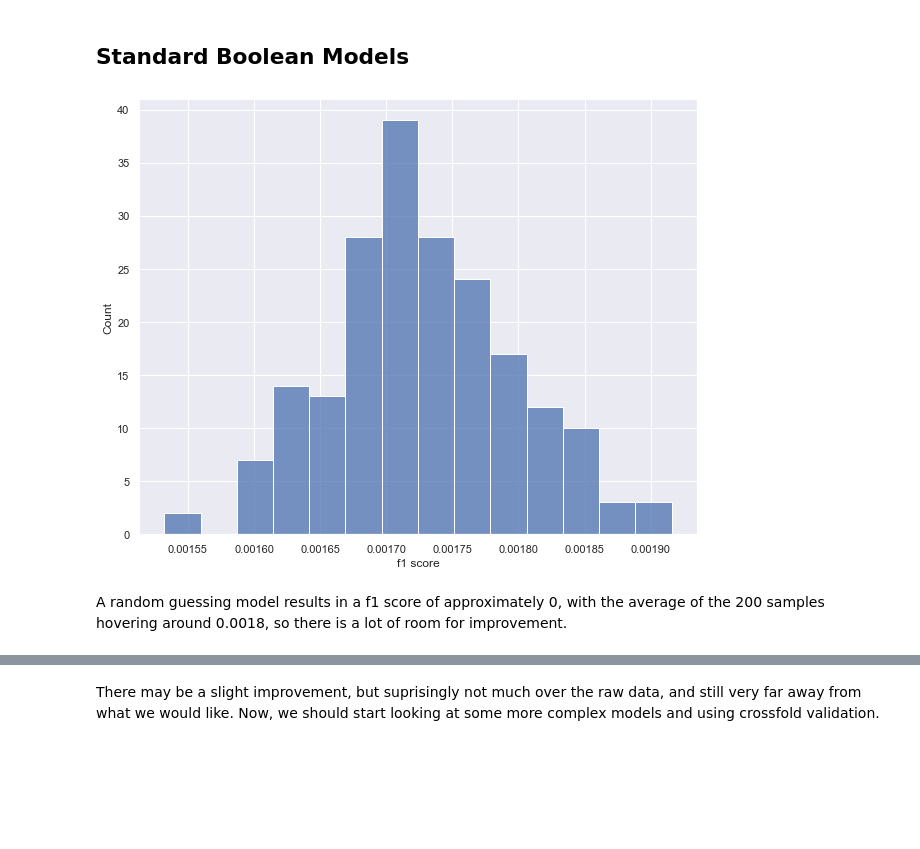
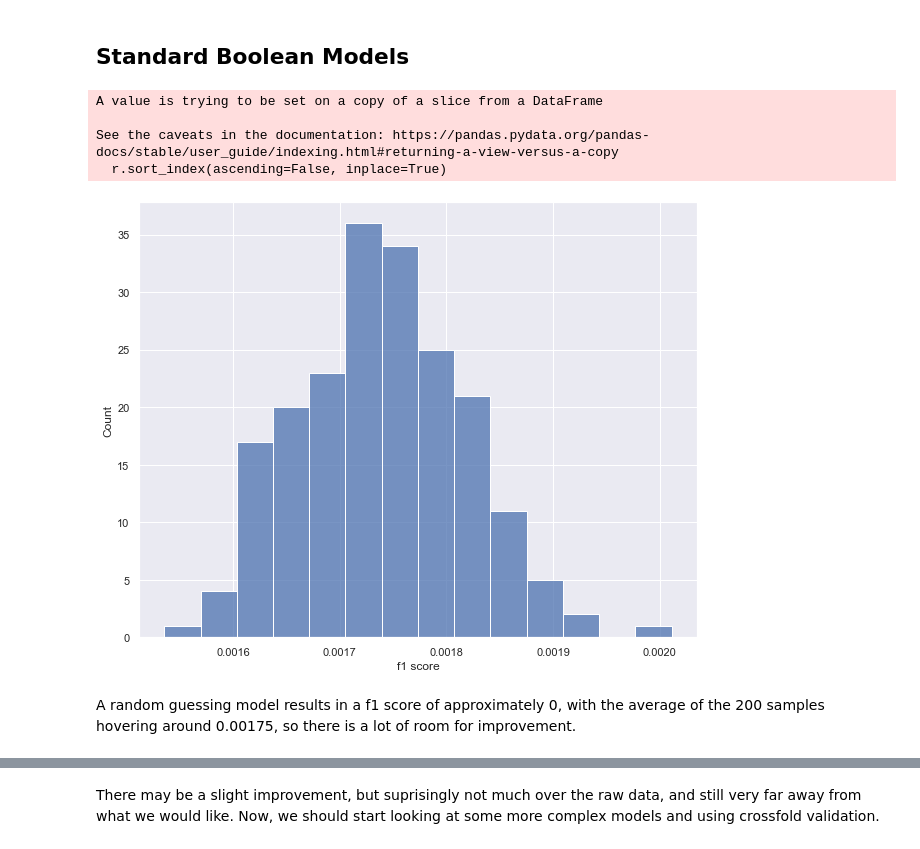
Before and after one commit to scosam/PredictiveMaintenance, a Jupyter notebook: notebooks/Preprocessing and Modeling.ipynb, the cells around one changed output, grey strips where cells are left out. Drawn from its saved outputs; the diff is of its cells as text; code cells hidden in the pictures; blank space fills up the shorter version.

```diff
--- a/notebooks/Preprocessing and Modeling.ipynb
+++ b/notebooks/Preprocessing and Modeling.ipynb
@@ -82,7 +99,7 @@ The other two methods require rolling the data into windows and using the raw da
 # %%
 def flat_rolling_wndw(wndw_size, mach):
     """
-    for getting the raw values of rolled windows instead of features
+    for getting the raw values of rolled windows instead of features. takes the rolled windows and then flattens them
     """
     col_names = [var + str(i) for i in range(wndw_size) for var in ['Volt-', 'Rot-', 'Press-', 'Vib-']]
     df = pd.DataFrame(columns=col_names, index=mach.index)
@@ -149,21 +165,2 @@ for i in range(1, 101):
-# %%
-hour_offset = 5 # Hours you want to be able to predict in the future
-
-for i in range(1, 101):
-    fl = fail_log[fail_log['machineID'] == i]
-    fl.index = fl.index - dt.timedelta(hours=hour_offset)
-
-    raw_roll_mach_data[i-1] = raw_roll_mach_data[i-1].merge(fl['Fail'], how='left', on='datetime')
-    feat_roll_mach_data[i-1] = feat_roll_mach_data[i-1].merge(fl['Fail'], how='left', on='datetime')
 # %% [markdown]
 ## Merge All Machines
-# %%
-raw_vals = pd.DataFrame(columns = raw_roll_mach_data[0].columns)
-feat_vals = pd.DataFrame(columns = feat_roll_mach_data[0].columns)
-
-for i in range(100):
-    raw_vals = pd.concat([raw_vals, raw_roll_mach_data[i]], axis=0, ignore_index=True)
-    feat_vals = pd.concat([feat_vals, feat_roll_mach_data[i]], axis=0, ignore_index=True)
-
-raw_vals.fillna(0, inplace=True)
-feat_vals.fillna(0, inplace=True)
@@ -182,3 +167,14 @@ For our situation there would not be much difference between the one hot encodin
+# %%
+def merge_data(indv_data):
+    '''
+    merge all machine data into a single data frame instead of a list of dataframes
+    '''
+    data = pd.DataFrame(columns = indv_data[0].columns)
+
+    for i in range(len(indv_data)):
+        data = pd.concat([data, indv_data[i]], axis=0, ignore_index=True)
+
+    return data
 # %% [markdown]
 ## Train Test Splitting
 # %%
@@ -221,23 +217,35 @@ Due to the nature of the problem and how little failures there are (700 in total
 # %% [markdown]
 ## Standard Boolean Models
 # %%
-X_train, X_test, y_train, y_test = normalize(raw_vals, 0.3, ['errorID', 'Maint'])
+wndw_size = 5 #use most the 5 most recent sensor values
+offset = 5 # predict failure 5 timestamps in the future
+test_size = 0.3
+excluded = ['errorID', 'Maint']
+
+raw_rolled = agg_feats(mach_data, wndw_size, 'raw')
+raw_rolled = add_logs(raw_rolled, maint_log, err_log, fail_log, offset)
+raw_vals = merge_data(raw_rolled)
+X_train, X_test, y_train, y_test = normalize(raw_vals, test_size, excluded)
 
 dummy_f1 = [] #get multiple f1 scores to determine the distribution
 for i in range(200):
     dc = DummyClassifier(strategy='uniform')
     dc.fit(X_train, y_train)
     dummy_f1.append(f1_score(y_train, dc.predict(X_train)))
 
 fig = plt.figure(figsize=(10,8))
 sns.histplot(x=dummy_f1, bins=int(np.sqrt(200)))
 plt.xlabel('f1 score')
 
 plt.show()
 # %% [output]
+A value is trying to be set on a copy of a slice from a DataFrame
+
+See the caveats in the documentation: https://pandas.pydata.org/pandas-docs/stable/user_guide/indexing.html#returning-a-view-versus-a-copy
+  r.sort_index(ascending=False, inplace=True)
-[figure, old version]
+[figure, new version]
 # %% [markdown]
-A random guessing model results in a f1 score of approximately 0, with the average of the 200 samples hovering around 0.0018, so there is a lot of room for improvement.
+A random guessing model results in a f1 score of approximately 0, with the average of the 200 samples hovering around 0.00175, so there is a lot of room for improvement.
 # %%
 tree_f1_train = []
 tree_f1_test = []
```
Also changed, not shown: parts of 19 cells of this notebook, 2 other files.
